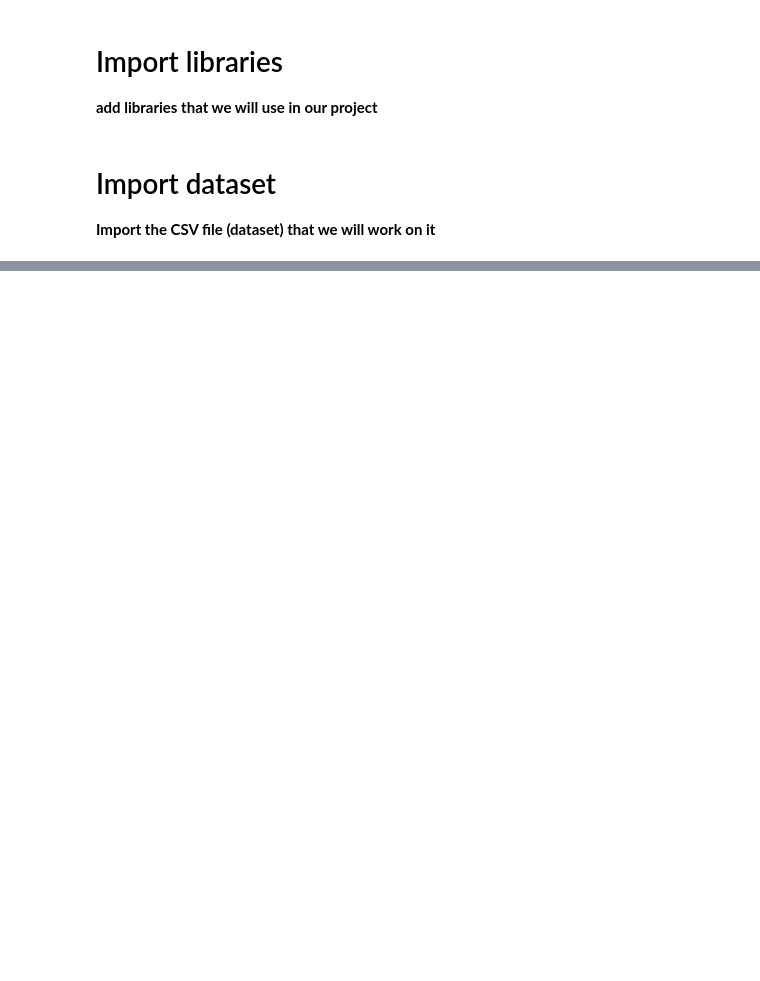
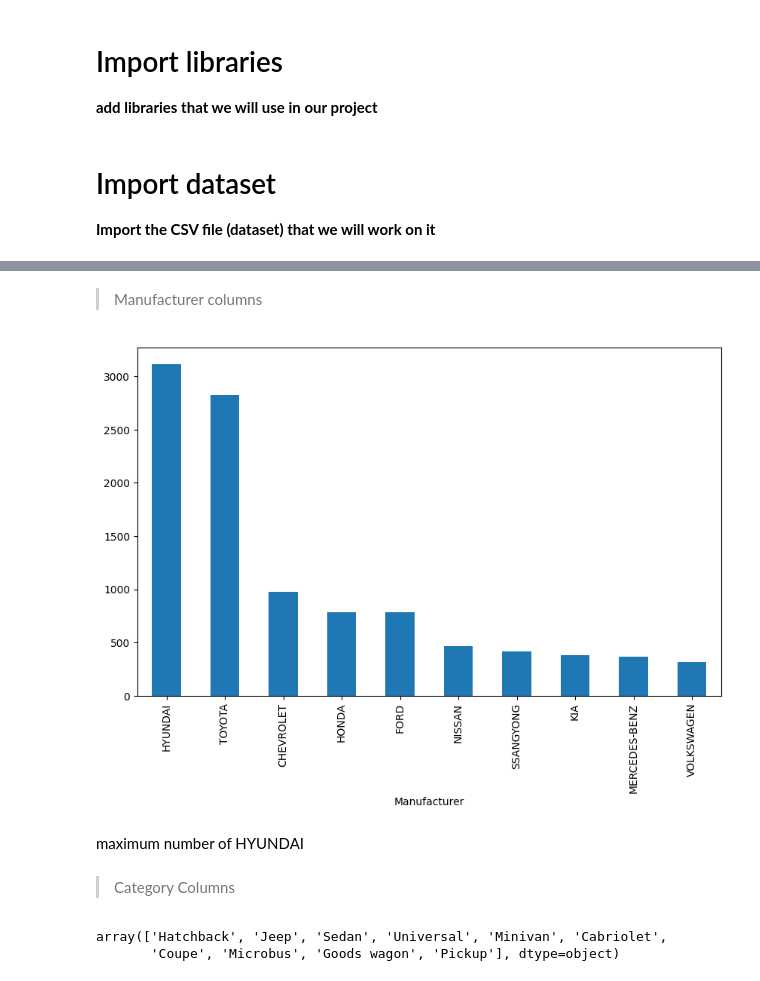
Before and after one commit to MounirReda/DV-Car-Price-Prediction-, a Jupyter notebook: dv-car-price-prediction.ipynb, the cells around one changed output, grey strips where cells are left out. Saved outputs shown, nothing was run; the diff lists cells and outputs as text; code cells hidden in the pictures; blank space fills up the shorter version.

```diff
--- a/dv-car-price-prediction.ipynb
+++ b/dv-car-price-prediction.ipynb
@@ -107,0 +114,4 @@ plt.show()
+# %%
+car_df["Mileage"]=car_df["Mileage"].str.replace('km','')
+car_df["Mileage"]=car_df["Mileage"].astype('int64')
+car_df.head(10)
@@ -107,0 +132,2 @@ plt.show()
+# %%
+car_df['Cylinders']=car_df['Cylinders'].astype('int64')
@@ -107,0 +159,4 @@ plt.show()
+# %%
+car_df['Engine volume']=car_df['Engine volume'].str.replace('Turbo','')
+car_df['Engine volume']=car_df['Engine volume'].astype(float)
+car_df['Engine volume']
@@ -107,0 +223,15 @@ plt.show()
+# %%
+car_df_numeric=car_df.select_dtypes(exclude='object')
+for col in car_df_numeric:
+    q1=car_df[col].quantile(0.25)
+    q3=car_df[col].quantile(0.75)
+    # IQR
+    iqr=q3-q1
+    low=q1-1.5*iqr
+    high=q3+1.5*iqr
+    #detect outlier
+    outlier=((car_df_numeric[col]>high)|(car_df_numeric[col]<low)).sum()
+    total=car_df_numeric[col].shape[0]
+    print(f"Total Outliers in {col} are :{outlier}-{round(100*(outlier)/total,2)}%")
+    if outlier >0:
+        car_df=car_df.loc[(car_df[col]<=high) & (car_df[col]>=low)]
@@ -107,0 +263,17 @@ plt.show()
+# %% [markdown]
+> Manufacturer columns
+# %%
+plt.figure(figsize=(10,6))
+car_df['Manufacturer'].value_counts()[:10].plot(kind='bar')
+plt.show()
+# %% [output]
+[figure, added]
+# %% [markdown]
+maximum number of HYUNDAI
+# %% [markdown]
+> Category Columns
+# %%
+car_df['Category'].unique()
+# %% [output]
+array(['Hatchback', 'Jeep', 'Sedan', 'Universal', 'Minivan', 'Cabriolet',
+       'Coupe', 'Microbus', 'Goods wagon', 'Pickup'], dtype=object)
```
Also changed, not shown: parts of 59 cells of this notebook.
